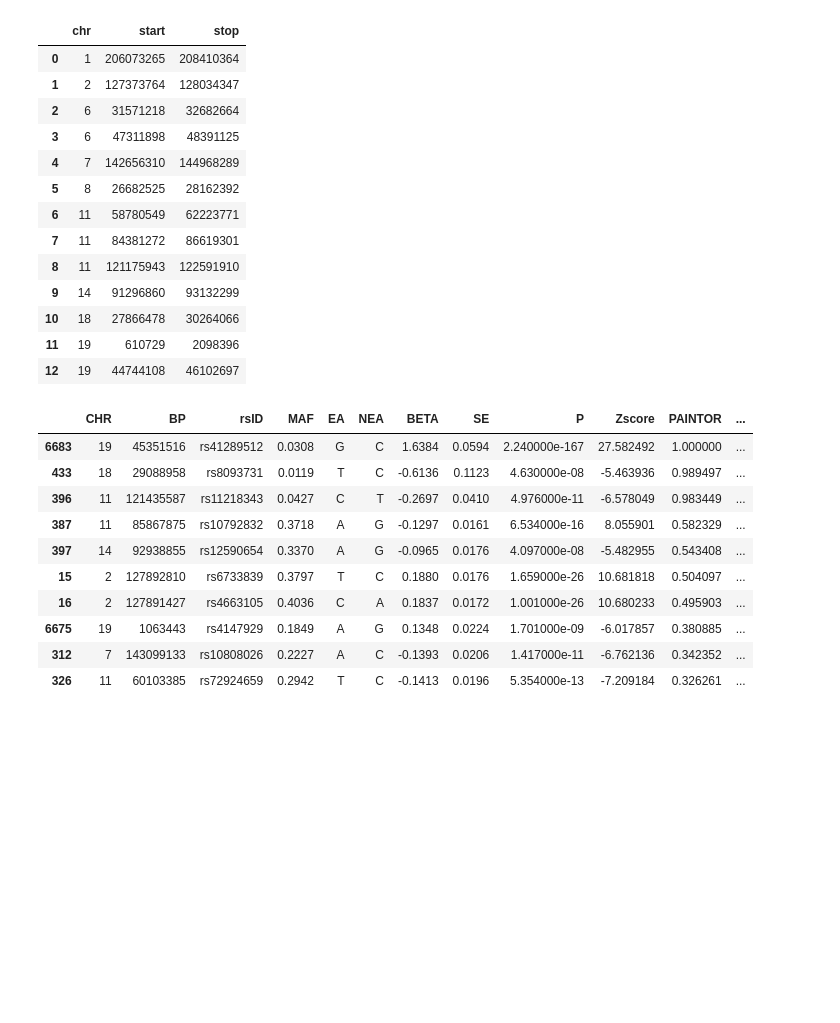
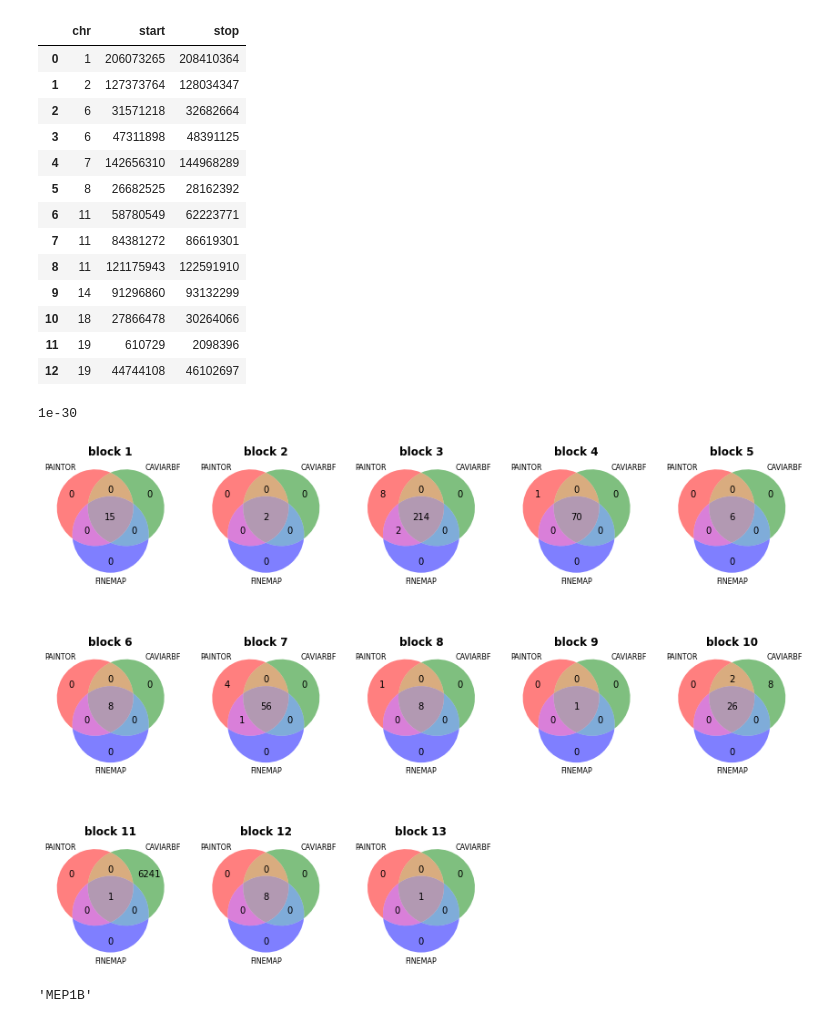
Before and after one commit to insanebruce/fine-mapping, a Jupyter notebook: analysis.ipynb, the cells around one changed output. Drawn from its saved outputs; the diff is of its cells as text; code cells hidden in the pictures; blank space fills up the shorter version.

```diff
--- a/analysis.ipynb
+++ b/analysis.ipynb
@@ -171,2 +195,7 @@ for i in range(blocks.shape[0]):
+# %%
+df.loc[df['P'] <= 1e-30, ['P']] = 1e-30
+df['P'].min()
+# %% [output]
+1e-30
 # %%
 # Manhattan plot
@@ -175,14 +206,28 @@ ylm=(0,101,5), markernames=markers, markeridcol='rsID', gfont=3)
-# %%
-res.head(10)
-# %% [output]
-|  | CHR | BP | rsID | MAF | EA | NEA | BETA | SE | P | Zscore | PAINTOR | ... |
-| 6683 | 19 | 45351516 | rs41289512 | 0.0308 | G | C | 1.6384 | 0.0594 | 2.240000e-167 | 27.582492 | 1.000000 | ... |
-| 433 | 18 | 29088958 | rs8093731 | 0.0119 | T | C | -0.6136 | 0.1123 | 4.630000e-08 | -5.463936 | 0.989497 | ... |
-| 396 | 11 | 121435587 | rs11218343 | 0.0427 | C | T | -0.2697 | 0.0410 | 4.976000e-11 | -6.578049 | 0.983449 | ... |
-| 387 | 11 | 85867875 | rs10792832 | 0.3718 | A | G | -0.1297 | 0.0161 | 6.534000e-16 | 8.055901 | 0.582329 | ... |
-| 397 | 14 | 92938855 | rs12590654 | 0.3370 | A | G | -0.0965 | 0.0176 | 4.097000e-08 | -5.482955 | 0.543408 | ... |
-| 15 | 2 | 127892810 | rs6733839 | 0.3797 | T | C | 0.1880 | 0.0176 | 1.659000e-26 | 10.681818 | 0.504097 | ... |
-| 16 | 2 | 127891427 | rs4663105 | 0.4036 | C | A | 0.1837 | 0.0172 | 1.001000e-26 | 10.680233 | 0.495903 | ... |
-| 6675 | 19 | 1063443 | rs4147929 | 0.1849 | A | G | 0.1348 | 0.0224 | 1.701000e-09 | -6.017857 | 0.380885 | ... |
-| 312 | 7 | 143099133 | rs10808026 | 0.2227 | A | C | -0.1393 | 0.0206 | 1.417000e-11 | -6.762136 | 0.342352 | ... |
-| 326 | 11 | 60103385 | rs72924659 | 0.2942 | T | C | -0.1413 | 0.0196 | 5.354000e-13 | -7.209184 | 0.326261 | ... |
+# %%
+figure, axes = plt.subplots(3, 5, figsize=(12,9))
+for i in range(13):
+    counts = [res[(res['cred_set'] == i+1) & (res['label'] == j)].shape[0] for j in range(1,8)]
+#     vd = venn3(subsets=counts, set_labels=['PAINTOR','CAVIARBF','FINEMAP'], ax=axes[int(i/5)][i%5], alpha=0.5)
+    vd = venn3_unweighted(subsets=counts, set_labels=['PAINTOR','CAVIARBF','FINEMAP'], ax=axes[int(i/5)][i%5], alpha=0.5)
+    for set_label in ['A','B','C']:
+        vd.get_label_by_id(set_label).set_fontsize(8)
+        vd.get_label_by_id(set_label).set_alpha(1)
+#         vd.get_label_by_id(set_label).set_fontweight('bold')
+#     if i in [2, 6]:
+#         vd.get_label_by_id('100').set_y(0.1)
+#         vd.get_label_by_id('101').set_y(-0.1)
+#         vd.get_label_by_id('111').set_x(0.05)
+#     if i == 9:
+
+#     if i == 10:
+#         vd.get_label_by_id('A').set_y(0.15)
+#         vd.get_label_by_id('C').set_y(-0.2)
+    axes[int(i/5)][i%5].set_title("block {}".format(i+1), fontweight='bold')
+figure.delaxes(axes[2][3])
+figure.delaxes(axes[2][4])
+# figure.suptitle('Venn diagram of credible sets for each causal block', fontsize=16, fontweight='bold')
+plt.tight_layout()
+plt.savefig("venn_1.png")
+plt.show()
+# %% [output]
+[figure, added]
@@ -188,0 +249,4 @@ res.head(10)
+# %%
+genes[1248]
+# %% [output]
+'MEP1B'
```
Also changed, not shown: parts of 66 cells of this notebook, 18 other files.
